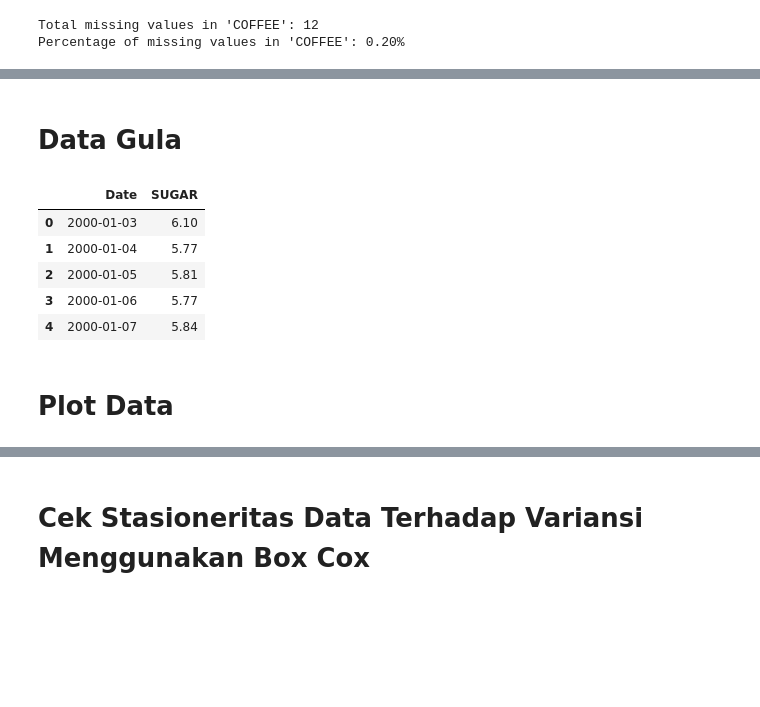
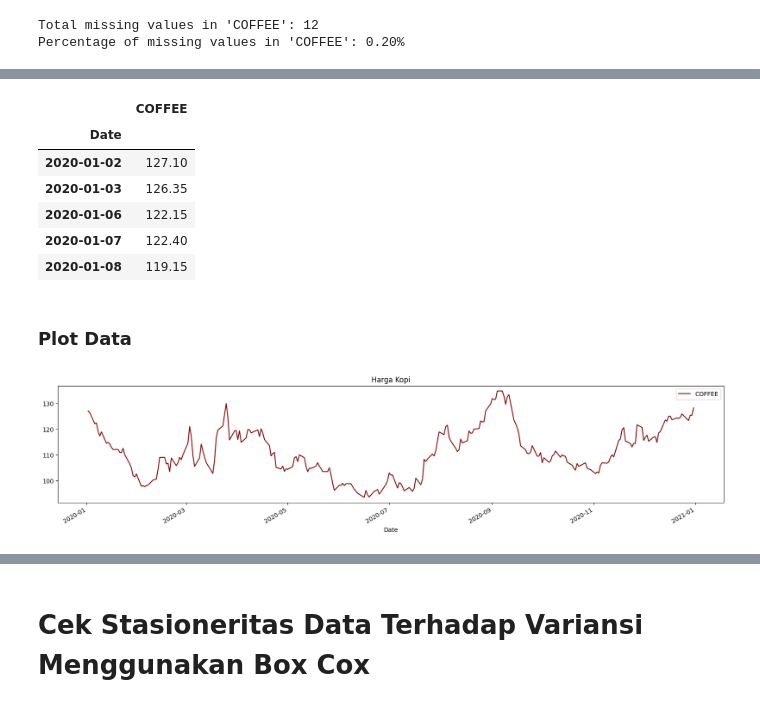
Before and after one commit to firarru/Analisis-Deret-Waktu, a Jupyter notebook: Tubes_ADW.ipynb, the cells around one changed output, grey strips where cells are left out. Drawn from its saved outputs; the diff is of its cells as text; code cells hidden in the pictures; blank space fills up the shorter version.

```diff
--- a/Tubes_ADW.ipynb
+++ b/Tubes_ADW.ipynb
@@ -156,0 +167,3 @@ Percentage of missing values in 'COFFEE': 0.20%
+# %%
+df1 = df1[(df1['Date'] >= '2020-01-01') & (df1['Date'] <= '2020-12-31')].reset_index(drop=True)
+df1
@@ -157,14 +184,21 @@ Percentage of missing values in 'COFFEE': 0.20%
+# %%
+df1.set_index(pd.to_datetime(df1['Date']), inplace=True)
+df1.drop('Date', axis=1, inplace=True)
+df1.head()
+# %% [output]
+|  | COFFEE |
+| Date |  |
+| 2020-01-02 | 127.10 |
+| 2020-01-03 | 126.35 |
+| 2020-01-06 | 122.15 |
+| 2020-01-07 | 122.40 |
+| 2020-01-08 | 119.15 |
 # %% [markdown]
-# **Data Gula**
+### **Plot Data**
-# %%
-df2 = df.loc[:, ["Date", "SUGAR"]]
-df2.head()
-# %% [output]
-|  | Date | SUGAR |
-| 0 | 2000-01-03 | 6.10 |
-| 1 | 2000-01-04 | 5.77 |
-| 2 | 2000-01-05 | 5.81 |
-| 3 | 2000-01-06 | 5.77 |
-| 4 | 2000-01-07 | 5.84 |
-# %% [markdown]
-# **Plot Data**
+# %%
+df1.plot(color='maroon', figsize=(20,4))
+plt.title('Harga Kopi')
+plt.savefig('Harga Kopi.png')
+plt.show()
+# %% [output]
+[figure, added]
```
Also changed, not shown: parts of 56 cells of this notebook.
